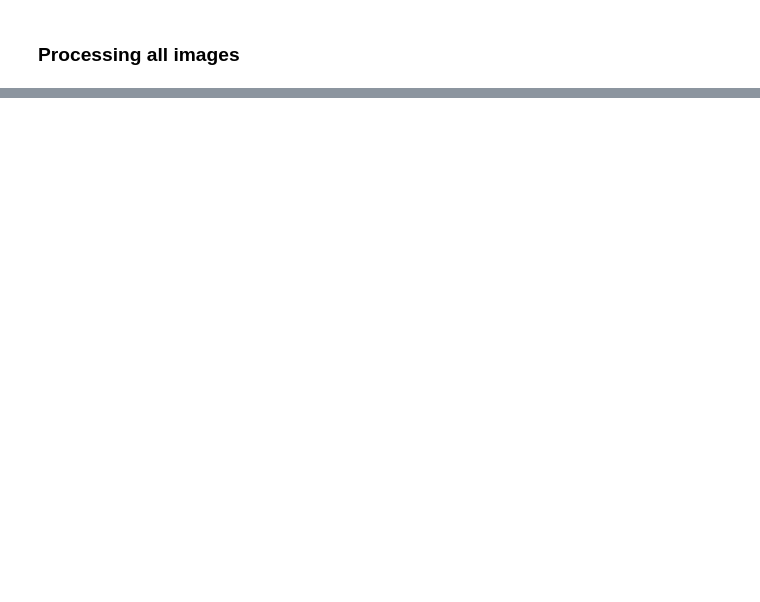
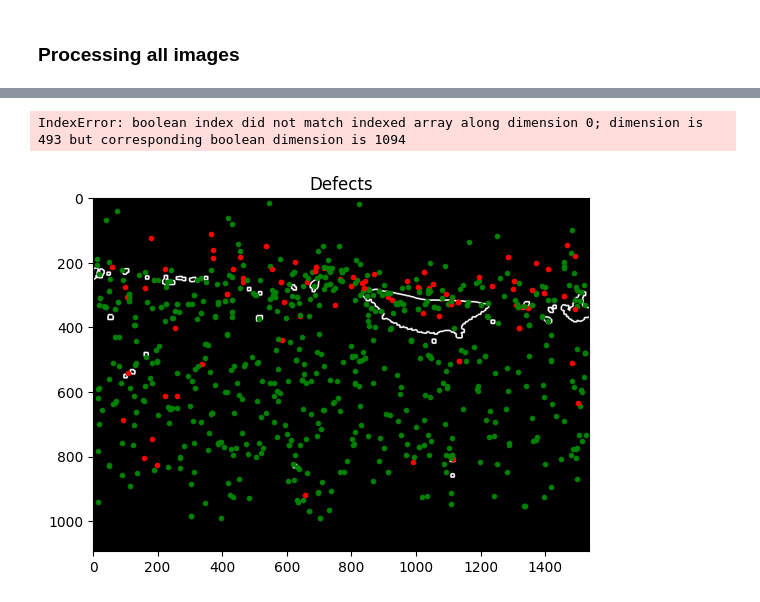
Before and after one commit to sam189239/Additive-Manufacturing-Defects, a Jupyter notebook: SEM_main.ipynb, the cells around one changed output, grey strips where cells are left out. Cells and saved outputs as stored; diff of their text form; code cells hidden in the pictures; blank space fills up the shorter version.

```diff
--- a/SEM_main.ipynb
+++ b/SEM_main.ipynb
@@ -285,0 +306,21 @@ def_count, def_area_percent = process(img, show = True)
+# %%
+# path = r"SEM\newdata"
+path = r"Data\Jag images\SST SIDE VIEW (SEM)"
+def process_all_images(path):
+    conditions = os.listdir(path)
+    stats = {}
+    for condition in conditions:
+        stats[condition] = {}
+        condition_path = path + "\\" + condition
+        images = os.listdir(condition_path)
+        n = len(images)
+        # stats[condition]['n'] = n
+        for img_name in images:
+            if "tif" in img_name or "jpg" in img_name:
+                img = cv2.imread(condition_path+"\\"+img_name)
+                stats[condition][img_name] =process(img, show=True)
+    return stats
+stats = process_all_images(path)
+# %% [output]
+IndexError: boolean index did not match indexed array along dimension 0; dimension is 493 but corresponding boolean dimension is 1094
+[figure, added]
```
Also changed, not shown: parts of 14 cells of this notebook, 6 other files.
